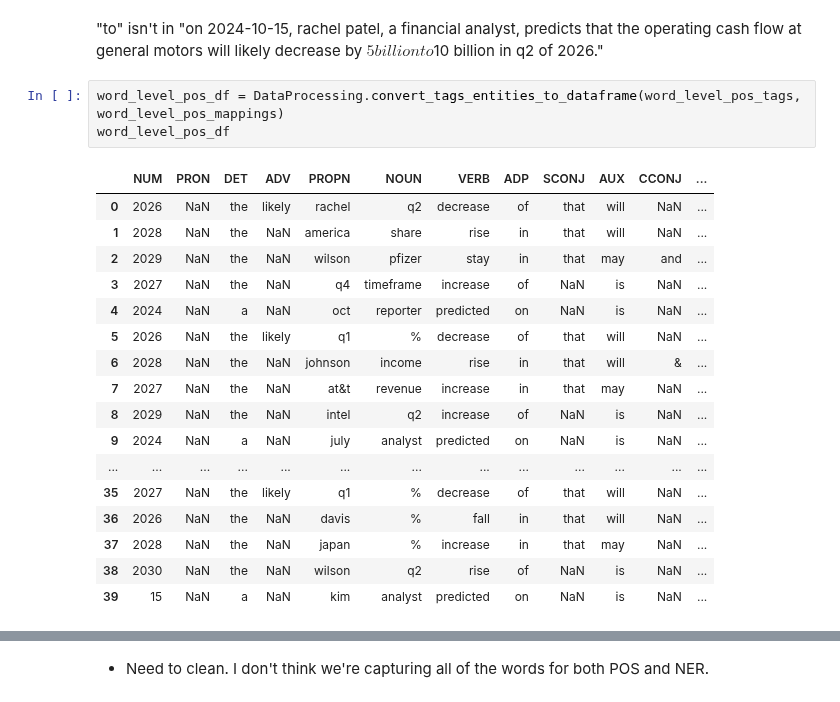
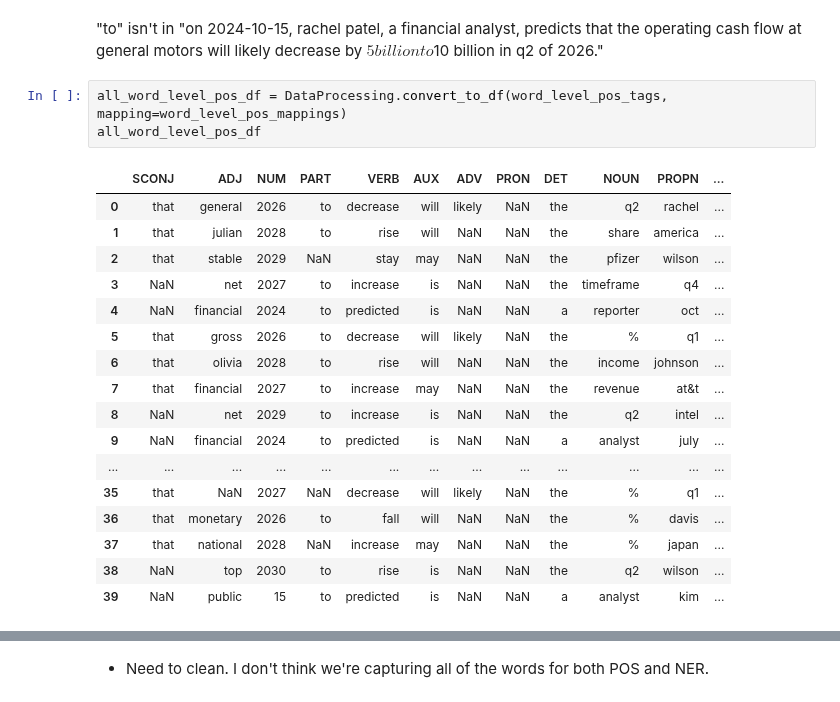
Before and after one commit to ufdatastudio/predictions, a Jupyter notebook: misc/0-spacy_pipeline.ipynb, the cells around one changed output, grey strips where cells are left out. Cells and saved outputs as stored; diff of their text form.

```diff
--- a/misc/0-spacy_pipeline.ipynb
+++ b/misc/0-spacy_pipeline.ipynb
@@ -132,23 +116,23 @@ word_level_pos_mappings
 # %% [markdown]
 "to" isn't in "on 2024-10-15, rachel patel, a financial analyst, predicts that the operating cash flow at general motors will likely decrease by $5 billion to $10 billion in q2 of 2026."
 # %%
-word_level_pos_df = DataProcessing.convert_tags_entities_to_dataframe(word_level_pos_tags, word_level_pos_mappings)
-word_level_pos_df
+all_word_level_pos_df = DataProcessing.convert_to_df(word_level_pos_tags, mapping=word_level_pos_mappings)
+all_word_level_pos_df
 # %% [output]
-|  | NUM | PRON | DET | ADV | PROPN | NOUN | VERB | ADP | SCONJ | AUX | CCONJ | ... |
-| 0 | 2026 | NaN | the | likely | rachel | q2 | decrease | of | that | will | NaN | ... |
-| 1 | 2028 | NaN | the | NaN | america | share | rise | in | that | will | NaN | ... |
-| 2 | 2029 | NaN | the | NaN | wilson | pfizer | stay | in | that | may | and | ... |
-| 3 | 2027 | NaN | the | NaN | q4 | timeframe | increase | of | NaN | is | NaN | ... |
-| 4 | 2024 | NaN | a | NaN | oct | reporter | predicted | on | NaN | is | NaN | ... |
-| 5 | 2026 | NaN | the | likely | q1 | % | decrease | of | that | will | NaN | ... |
-| 6 | 2028 | NaN | the | NaN | johnson | income | rise | in | that | will | & | ... |
-| 7 | 2027 | NaN | the | NaN | at&t | revenue | increase | in | that | may | NaN | ... |
-| 8 | 2029 | NaN | the | NaN | intel | q2 | increase | of | NaN | is | NaN | ... |
-| 9 | 2024 | NaN | a | NaN | july | analyst | predicted | on | NaN | is | NaN | ... |
+|  | SCONJ | ADJ | NUM | PART | VERB | AUX | ADV | PRON | DET | NOUN | PROPN | ... |
+| 0 | that | general | 2026 | to | decrease | will | likely | NaN | the | q2 | rachel | ... |
+| 1 | that | julian | 2028 | to | rise | will | NaN | NaN | the | share | america | ... |
+| 2 | that | stable | 2029 | NaN | stay | may | NaN | NaN | the | pfizer | wilson | ... |
+| 3 | NaN | net | 2027 | to | increase | is | NaN | NaN | the | timeframe | q4 | ... |
+| 4 | NaN | financial | 2024 | to | predicted | is | NaN | NaN | a | reporter | oct | ... |
+| 5 | that | gross | 2026 | to | decrease | will | likely | NaN | the | % | q1 | ... |
+| 6 | that | olivia | 2028 | to | rise | will | NaN | NaN | the | income | johnson | ... |
+| 7 | that | financial | 2027 | to | increase | may | NaN | NaN | the | revenue | at&t | ... |
+| 8 | NaN | net | 2029 | to | increase | is | NaN | NaN | the | q2 | intel | ... |
+| 9 | NaN | financial | 2024 | to | predicted | is | NaN | NaN | a | analyst | july | ... |
 | ... | ... | ... | ... | ... | ... | ... | ... | ... | ... | ... | ... | ... |
-| 35 | 2027 | NaN | the | likely | q1 | % | decrease | of | that | will | NaN | ... |
-| 36 | 2026 | NaN | the | NaN | davis | % | fall | in | that | will | NaN | ... |
-| 37 | 2028 | NaN | the | NaN | japan | % | increase | in | that | may | NaN | ... |
-| 38 | 2030 | NaN | the | NaN | wilson | q2 | rise | of | NaN | is | NaN | ... |
-| 39 | 15 | NaN | a | NaN | kim | analyst | predicted | on | NaN | is | NaN | ... |
+| 35 | that | NaN | 2027 | NaN | decrease | will | likely | NaN | the | % | q1 | ... |
+| 36 | that | monetary | 2026 | to | fall | will | NaN | NaN | the | % | davis | ... |
+| 37 | that | national | 2028 | NaN | increase | may | NaN | NaN | the | % | japan | ... |
+| 38 | NaN | top | 2030 | to | rise | is | NaN | NaN | the | q2 | wilson | ... |
+| 39 | NaN | public | 15 | to | predicted | is | NaN | NaN | a | analyst | kim | ... |
```
Also changed, not shown: parts of 12 cells of this notebook, 1 other file.
